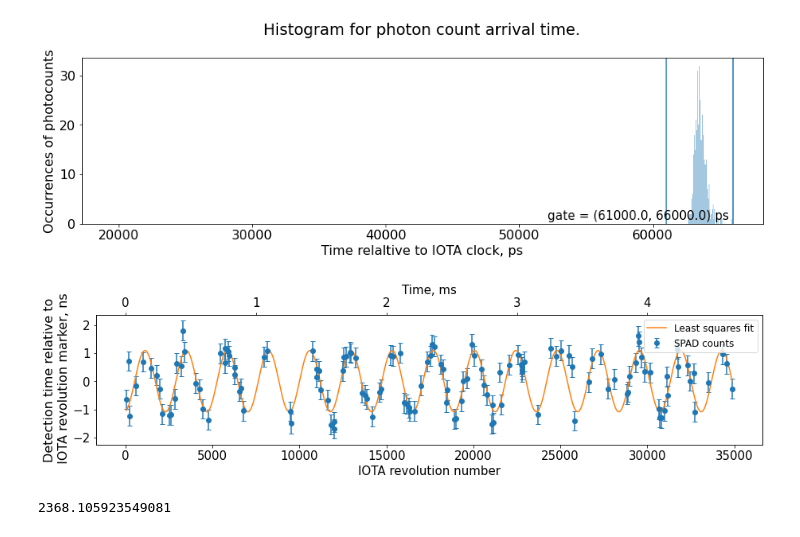
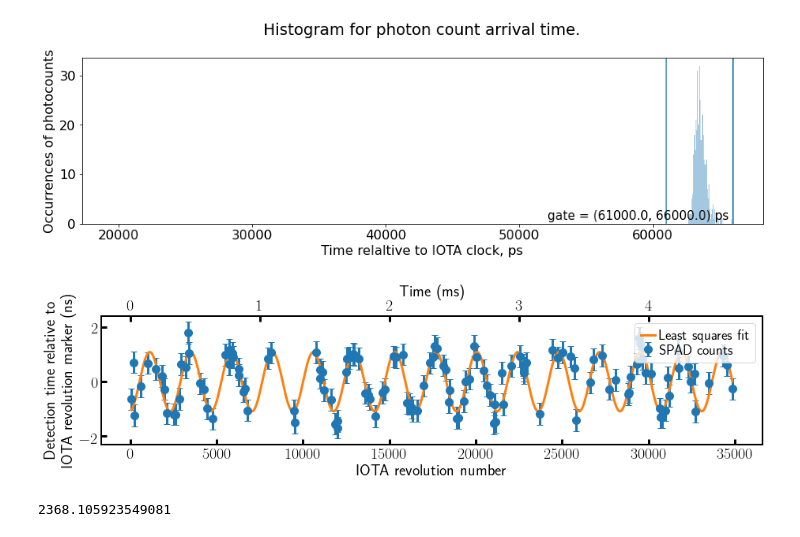
Before and after one commit to IharLobach/ursse, a Jupyter notebook: analyzing_collected_data/shifts/shift_02_28_2020/random_walk_devs.ipynb, the cells around one changed output. Drawn from its saved outputs; the diff is of its cells as text; code cells hidden in the pictures.

```diff
--- a/analyzing_collected_data/shifts/shift_02_28_2020/random_walk_devs.ipynb
+++ b/analyzing_collected_data/shifts/shift_02_28_2020/random_walk_devs.ipynb
@@ -65,26 +65,28 @@ x_fit = np.linspace(x[0],x[-1],10000)
 #x_fit_sec = x_fit*iota_period_sec
 y_fit = f(x_fit, a0, a, b, T0)
 # %%
-plt.rcParams.update({'font.size': 15,
-                     'legend.fontsize':22,
-                     'errorbar.capsize': 3,
-                     'figure.figsize':(15,3)})
-fig, ax = plt.subplots()
-ax.errorbar(x, y, label='SPAD counts', yerr=0.35, marker='o', linestyle='None')
+from ursse.path_assistant import get_plot_style_sheet
+plt.style.use(get_plot_style_sheet("jinst"))
+# plt.rcParams.update({'font.size': 15,
+#                      'legend.fontsize':22,
+#                      'errorbar.capsize': 3,
+#                      'figure.figsize':(15,3)})
+fig, ax = plt.subplots(figsize=(15,3))
+ax.errorbar(x, y, label='SPAD counts', yerr=0.4, marker='o', linestyle='None')
 ax.plot(x_fit, y_fit, label='Least squares fit')
-ax.set_ylabel('Detection time relative to\n IOTA revolution marker, ns', fontsize=16)
+ax.set_ylabel('Detection time relative to\n IOTA revolution marker (ns)') #, fontsize=16)
 ax.set_xlabel('IOTA revolution number')
 ax1 = ax.twiny()
 ax1.set_xlim(1000*iota_period_sec*np.asarray(ax.get_xlim()))
-ax1.set_xlabel('Time, ms')
+ax1.set_xlabel('Time (ms)')
 #ax.set_xlim(0,0.0025)
-ax.legend(loc=1, fontsize=12)
+ax.legend(loc=1)#, fontsize=12)
 fig.savefig(os.path.join(images_dir,
                              "sync_motion_demo.png"),
             dpi=300, bbox_inches='tight')
 plt.show()
 # %% [output]
-[figure, old version]
+[figure, new version]
 # %%
 T0
 # %% [output]
```
Also changed, not shown: parts of 1 cell of this notebook, 24 other files.
